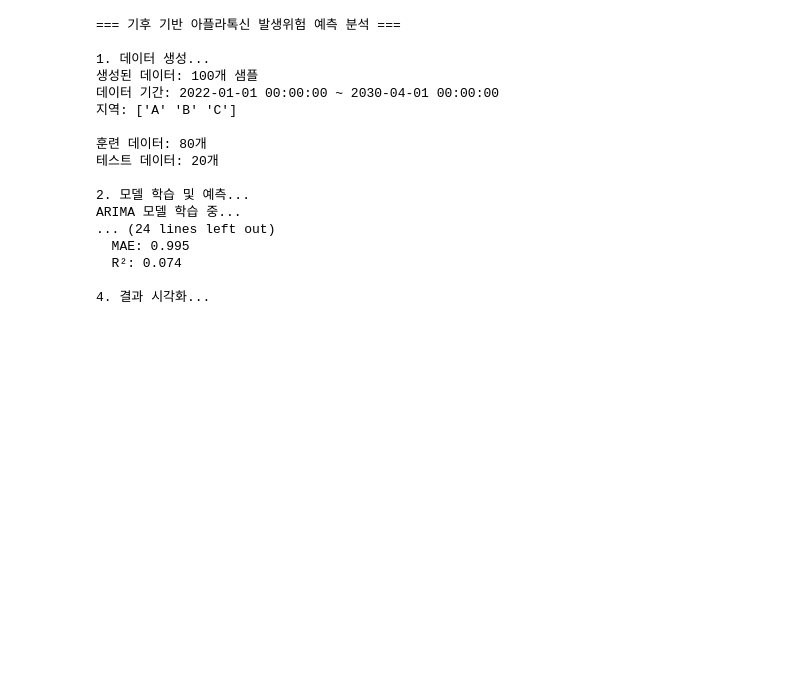
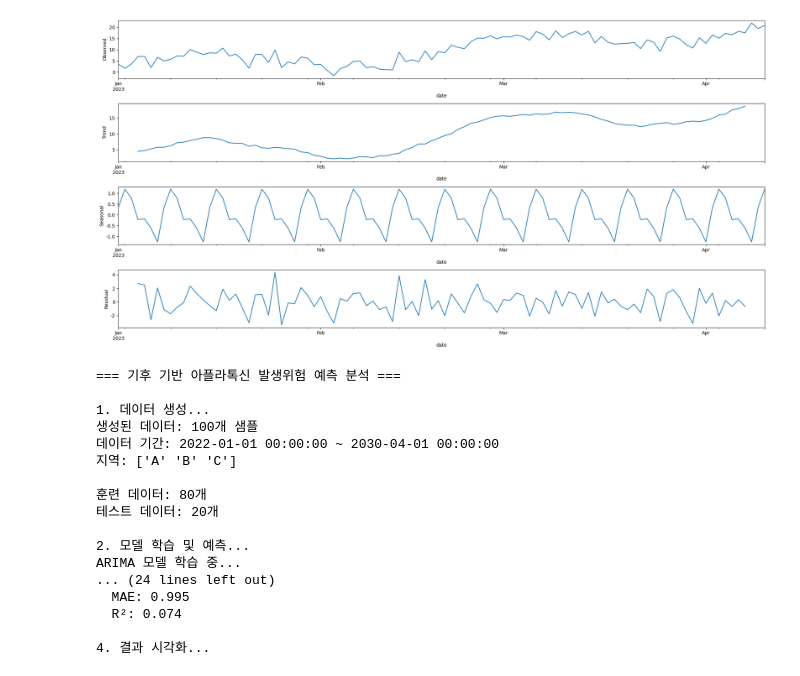
Before and after one commit to ancestor9/Affalatoxin-Analysis, a Jupyter notebook: affolatoxin_predict.ipynb, the cells around one changed output. Saved outputs shown, nothing was run; the diff lists cells and outputs as text; code cells hidden in the pictures; blank space fills up the shorter version.

```diff
--- a/affolatoxin_predict.ipynb
+++ b/affolatoxin_predict.ipynb
@@ -3 +8,38 @@
+# %%
+# prompt: 계절성과 트렌드가 있는 가상의 데이터를 100개 만들로 decomposition해줘, 그림크기는 15, 4ㄹ
+
+import pandas as pd
+import matplotlib.pyplot as plt
+import numpy as np
+from statsmodels.tsa.seasonal import seasonal_decompose
+
+# Create dummy data with seasonality and trend
+np.random.seed(0)
+n_samples = 100
+dates = pd.date_range(start='2023-01-01', periods=n_samples, freq='D')
+trend = np.linspace(0, 20, n_samples)
+seasonality = 5 * np.sin(np.linspace(0, 4 * np.pi, n_samples))
+noise = np.random.randn(n_samples) * 2
+data = trend + seasonality + noise
+
+df = pd.DataFrame({'date': dates, 'value': data})
+df = df.set_index('date')
+
+# Perform decomposition
+decomposition = seasonal_decompose(df['value'], model='additive')
+
+# Plot decomposition results
+fig, axes = plt.subplots(4, 1, figsize=(20, 10))
+decomposition.observed.plot(ax=axes[0], legend=False)
+axes[0].set_ylabel('Observed')
+decomposition.trend.plot(ax=axes[1], legend=False)
+axes[1].set_ylabel('Trend')
+decomposition.seasonal.plot(ax=axes[2], legend=False)
+axes[2].set_ylabel('Seasonal')
+decomposition.resid.plot(ax=axes[3], legend=False)
+axes[3].set_ylabel('Residual')
+plt.tight_layout()
+plt.show()
+# %% [output]
+[figure, added]
 # %%
```
Also changed, not shown: parts of 2 cells of this notebook.
